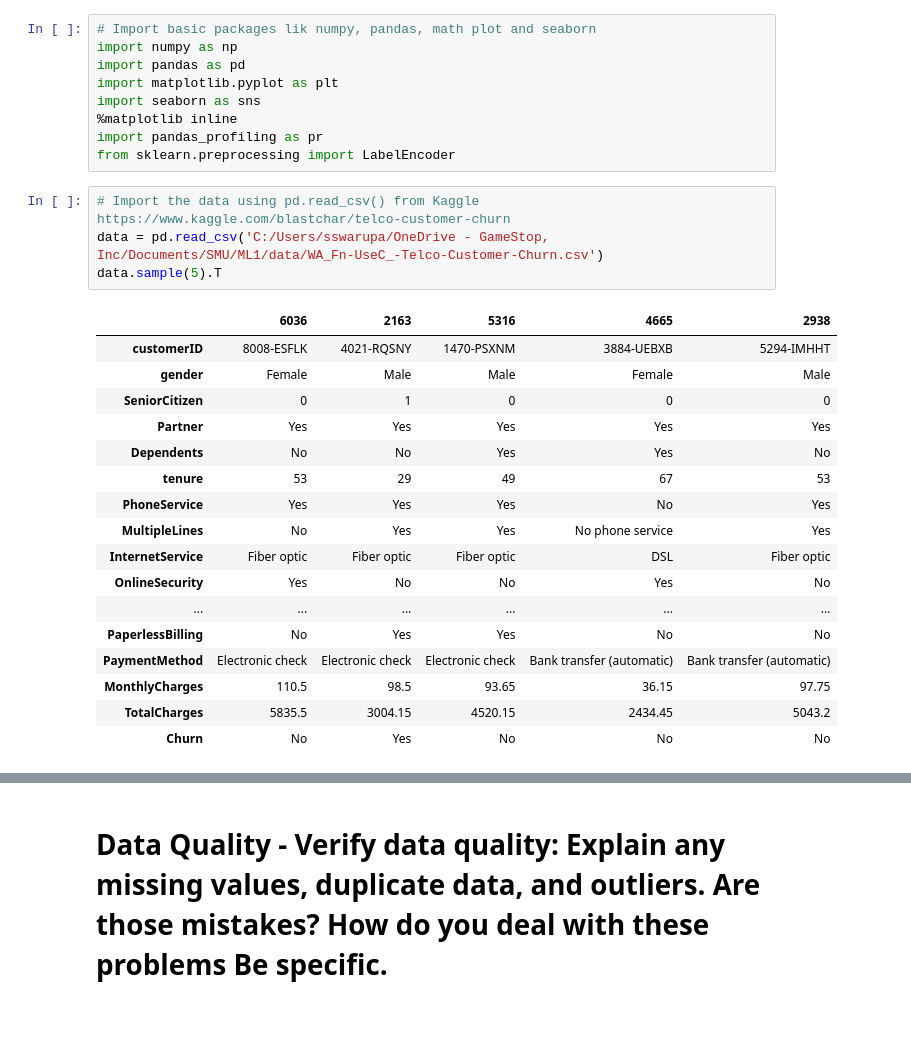
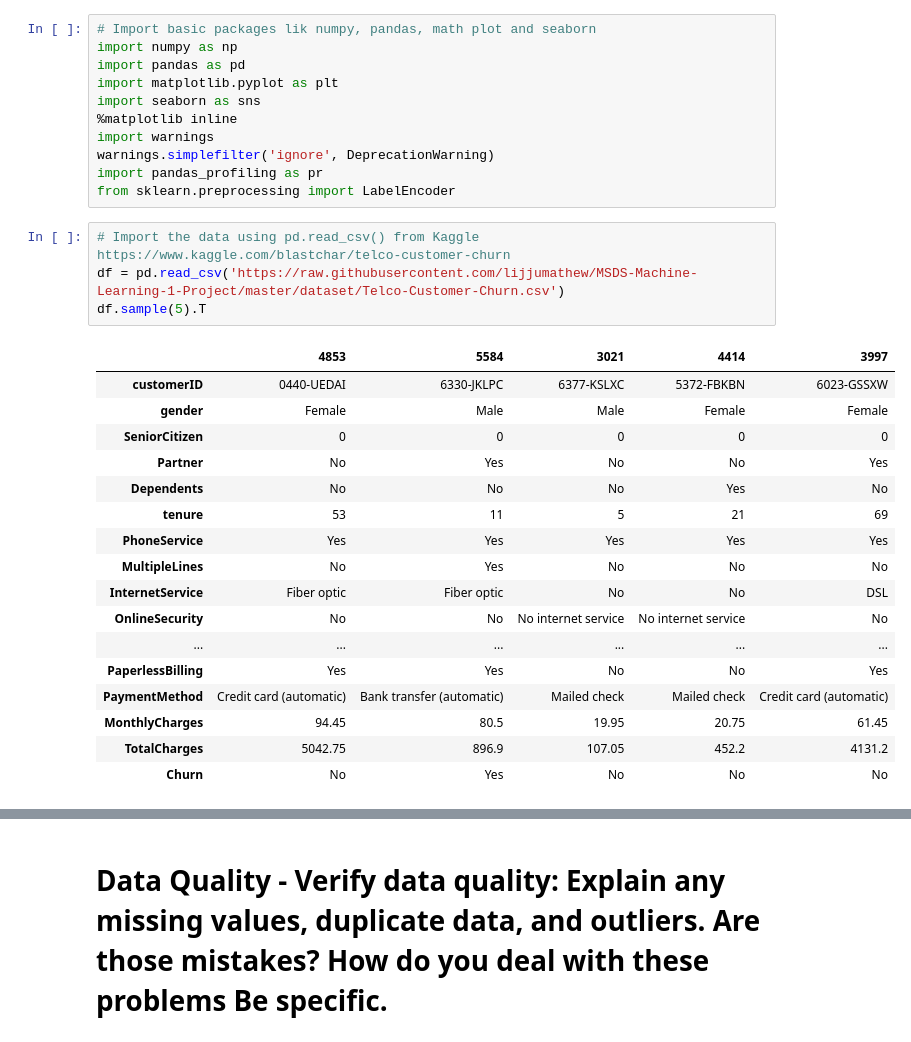
Before and after one commit to lijjumathew/MSDS-Machine-Learning-1-Project, a Jupyter notebook: Code/telco.ipynb, the cells around one changed output, grey strips where cells are left out. Drawn from its saved outputs; the diff is of its cells as text.

```diff
--- a/Code/telco.ipynb
+++ b/Code/telco.ipynb
@@ -11,29 +11,31 @@ import pandas as pd
 import matplotlib.pyplot as plt
 import seaborn as sns
 %matplotlib inline
+import warnings
+warnings.simplefilter('ignore', DeprecationWarning)
 import pandas_profiling as pr
 from sklearn.preprocessing import LabelEncoder
 # %%
 # Import the data using pd.read_csv() from Kaggle https://www.kaggle.com/blastchar/telco-customer-churn
-data = pd.read_csv('C:/Users/sswarupa/OneDrive - GameStop, Inc/Documents/SMU/ML1/data/WA_Fn-UseC_-Telco-Customer-Churn.csv')
-data.sample(5).T
+df = pd.read_csv('https://raw.githubusercontent.com/lijjumathew/MSDS-Machine-Learning-1-Project/master/dataset/Telco-Customer-Churn.csv')
+df.sample(5).T
 # %% [output]
-|  | 6036 | 2163 | 5316 | 4665 | 2938 |
-| customerID | 8008-ESFLK | 4021-RQSNY | 1470-PSXNM | 3884-UEBXB | 5294-IMHHT |
-| gender | Female | Male | Male | Female | Male |
-| SeniorCitizen | 0 | 1 | 0 | 0 | 0 |
-| Partner | Yes | Yes | Yes | Yes | Yes |
-| Dependents | No | No | Yes | Yes | No |
-| tenure | 53 | 29 | 49 | 67 | 53 |
-| PhoneService | Yes | Yes | Yes | No | Yes |
-| MultipleLines | No | Yes | Yes | No phone service | Yes |
-| InternetService | Fiber optic | Fiber optic | Fiber optic | DSL | Fiber optic |
-| OnlineSecurity | Yes | No | No | Yes | No |
+|  | 4853 | 5584 | 3021 | 4414 | 3997 |
+| customerID | 0440-UEDAI | 6330-JKLPC | 6377-KSLXC | 5372-FBKBN | 6023-GSSXW |
+| gender | Female | Male | Male | Female | Female |
+| SeniorCitizen | 0 | 0 | 0 | 0 | 0 |
+| Partner | No | Yes | No | No | Yes |
+| Dependents | No | No | No | Yes | No |
+| tenure | 53 | 11 | 5 | 21 | 69 |
+| PhoneService | Yes | Yes | Yes | Yes | Yes |
+| MultipleLines | No | Yes | No | No | No |
+| InternetService | Fiber optic | Fiber optic | No | No | DSL |
+| OnlineSecurity | No | No | No internet service | No internet service | No |
 | ... | ... | ... | ... | ... | ... |
-| PaperlessBilling | No | Yes | Yes | No | No |
-| PaymentMethod | Electronic check | Electronic check | Electronic check | Bank transfer (automatic) | Bank transfer (automatic) |
-| MonthlyCharges | 110.5 | 98.5 | 93.65 | 36.15 | 97.75 |
-| TotalCharges | 5835.5 | 3004.15 | 4520.15 | 2434.45 | 5043.2 |
+| PaperlessBilling | Yes | Yes | No | No | Yes |
+| PaymentMethod | Credit card (automatic) | Bank transfer (automatic) | Mailed check | Mailed check | Credit card (automatic) |
+| MonthlyCharges | 94.45 | 80.5 | 19.95 | 20.75 | 61.45 |
+| TotalCharges | 5042.75 | 896.9 | 107.05 | 452.2 | 4131.2 |
 | Churn | No | Yes | No | No | No |
 # %% [markdown]
 # 2. Data Meaning Type - Describe the meaning and type of data (scale, values, etc.) for each attribute in the data file.
```
Also changed, not shown: parts of 42 cells of this notebook.
